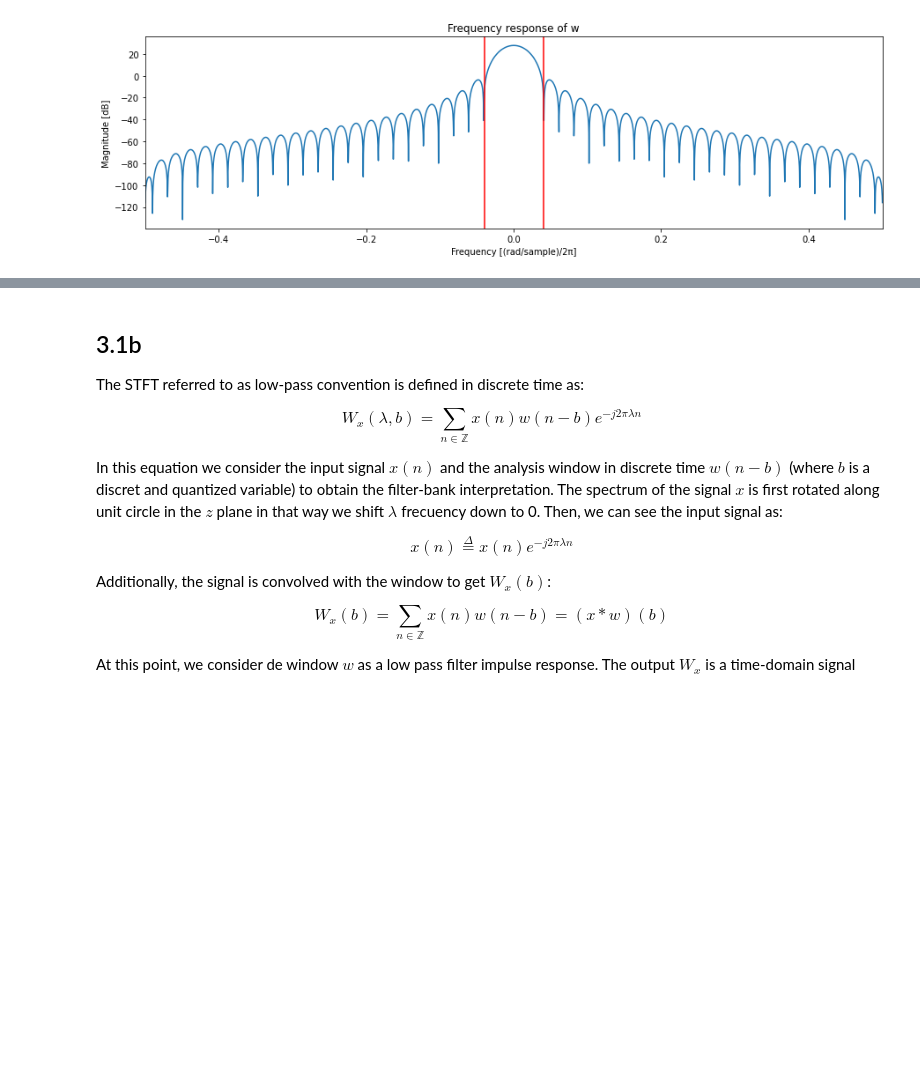
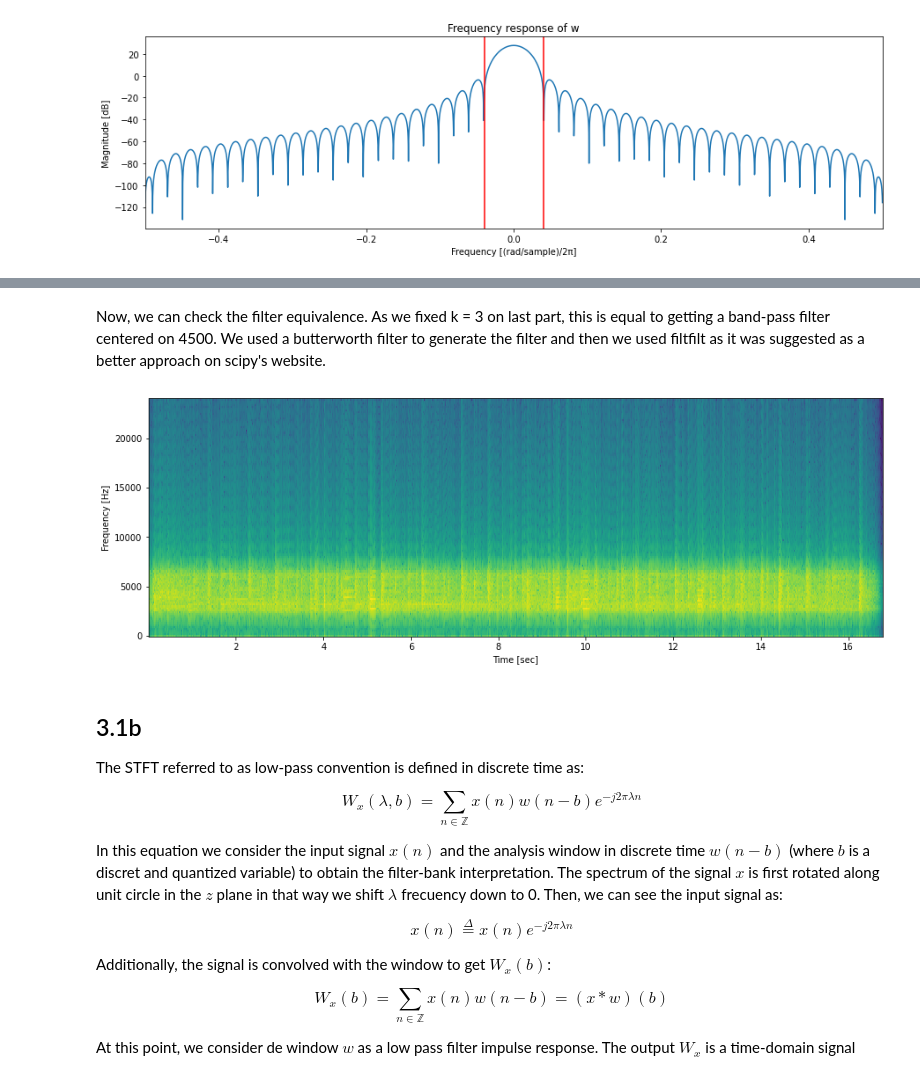
Before and after one commit to daniel-deutsch/TSIA201, a Jupyter notebook: TP1/main.ipynb, the cells around one changed output, grey strips where cells are left out. Saved outputs shown, nothing was run; the diff lists cells and outputs as text; code cells hidden in the pictures; blank space fills up the shorter version.

```diff
--- a/TP1/main.ipynb
+++ b/TP1/main.ipynb
@@ -415,3 +420,29 @@ Ytil  = wk * Xtil
+# %% [markdown]
+Now, we can check the filter equivalence.
+As we fixed k = 3 on last part, this is equal to getting a band-pass filter centered on 4500.
+We used a butterworth filter to generate the filter and then we used filtfilt as it was suggested as a better approach on scipy's website.
+# %%
+# Centered frequency
+f_desired = 4500
+f_total = 48000
+Nw_form = 31
+
+# Getting filters coefficient
+filter_1, filter_2 = sig.butter(9, [2*f_desired/f_total-2.5/(Nw_form), 2*f_desired/f_total+2.5/(Nw_form)], btype='band')
+y = sig.filtfilt(filter_1, filter_2, x.signal, axis=0)
+
+plt.figure(figsize=(15,5))
+f, t, Sxx = sig.spectrogram(y, 48000)
+
+plt.pcolormesh(t, f, 20*np.log10(Sxx), shading='auto')
+
+plt.ylabel('Frequency [Hz]')
+
+plt.xlabel('Time [sec]')
+
+plt.show()
+# %% [output]
+[figure, added]
 # %%
 N = x.shape[0] # % longueur du signal
 Nw = 512
```
Also changed, not shown: parts of 4 cells of this notebook.
